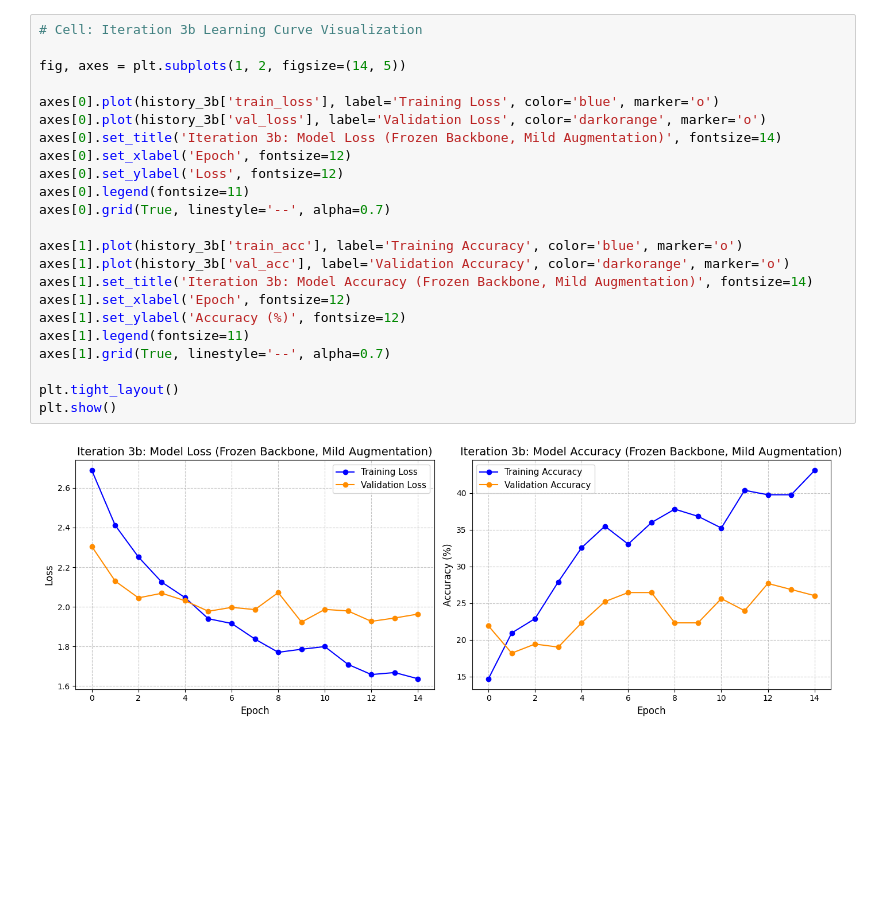
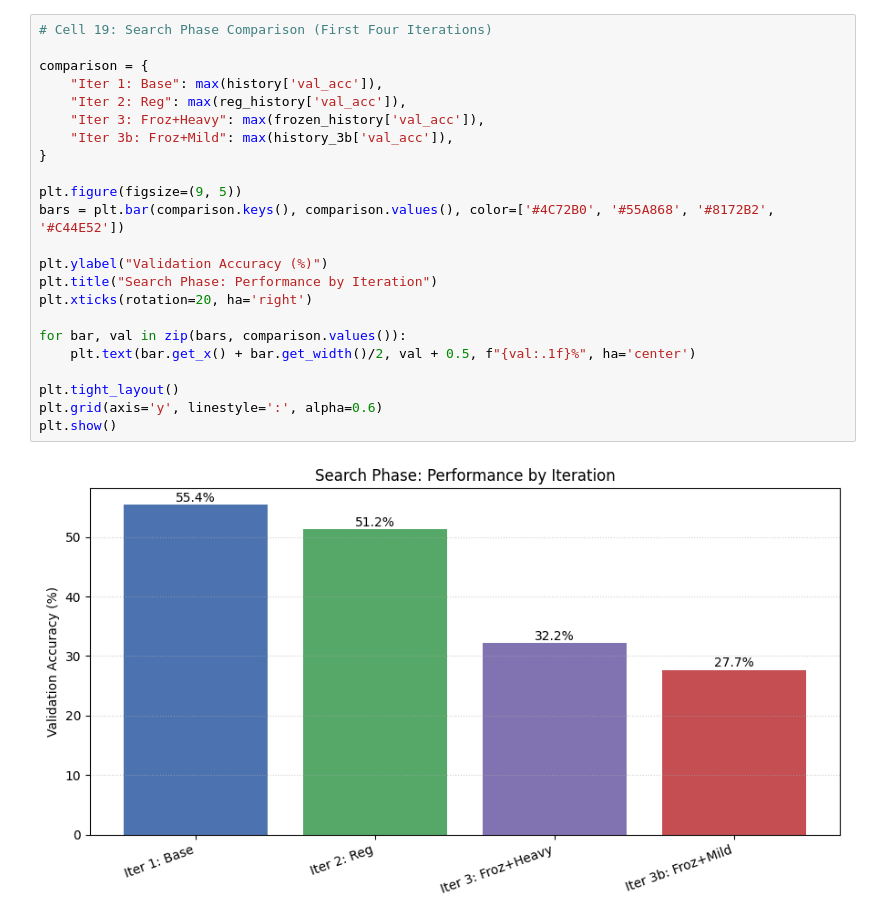
Before and after one commit to Satish-Kuppan/cosc2779-a1-drone-gestures, a Jupyter notebook: COSC2779_A1_Gesture_Classifier.ipynb, the cells around one changed output. Cells and saved outputs as stored; diff of their text form; blank space fills up the shorter version.

Commit message:
feat: complete gesture classifier pipeline with v2 production model and diagnostic weights

```diff
--- a/COSC2779_A1_Gesture_Classifier.ipynb
+++ b/COSC2779_A1_Gesture_Classifier.ipynb
@@ -967,25 +1142,25 @@ Training Complete!
 # %%
-# Cell: Iteration 3b Learning Curve Visualization
+# Cell 19: Search Phase Comparison (First Four Iterations)
 
-fig, axes = plt.subplots(1, 2, figsize=(14, 5))
+comparison = {
+    "Iter 1: Base": max(history['val_acc']),
+    "Iter 2: Reg": max(reg_history['val_acc']),
+    "Iter 3: Froz+Heavy": max(frozen_history['val_acc']),
+    "Iter 3b: Froz+Mild": max(history_3b['val_acc']),
+}
 
-axes[0].plot(history_3b['train_loss'], label='Training Loss', color='blue', marker='o')
-axes[0].plot(history_3b['val_loss'], label='Validation Loss', color='darkorange', marker='o')
-axes[0].set_title('Iteration 3b: Model Loss (Frozen Backbone, Mild Augmentation)', fontsize=14)
-axes[0].set_xlabel('Epoch', fontsize=12)
-axes[0].set_ylabel('Loss', fontsize=12)
-axes[0].legend(fontsize=11)
-axes[0].grid(True, linestyle='--', alpha=0.7)
+plt.figure(figsize=(9, 5))
+bars = plt.bar(comparison.keys(), comparison.values(), color=['#4C72B0', '#55A868', '#8172B2', '#C44E52'])
 
-axes[1].plot(history_3b['train_acc'], label='Training Accuracy', color='blue', marker='o')
-axes[1].plot(history_3b['val_acc'], label='Validation Accuracy', color='darkorange', marker='o')
-axes[1].set_title('Iteration 3b: Model Accuracy (Frozen Backbone, Mild Augmentation)', fontsize=14)
-axes[1].set_xlabel('Epoch', fontsize=12)
-axes[1].set_ylabel('Accuracy (%)', fontsize=12)
-axes[1].legend(fontsize=11)
-axes[1].grid(True, linestyle='--', alpha=0.7)
+plt.ylabel("Validation Accuracy (%)")
+plt.title("Search Phase: Performance by Iteration")
+plt.xticks(rotation=20, ha='right')
+
+for bar, val in zip(bars, comparison.values()):
+    plt.text(bar.get_x() + bar.get_width()/2, val + 0.5, f"{val:.1f}%", ha='center')
 
 plt.tight_layout()
+plt.grid(axis='y', linestyle=':', alpha=0.6)
 plt.show()
 # %% [output]
-[figure, old version]
+[figure, new version]
```
Also changed, not shown: parts of 75 cells of this notebook, 2 other files.
